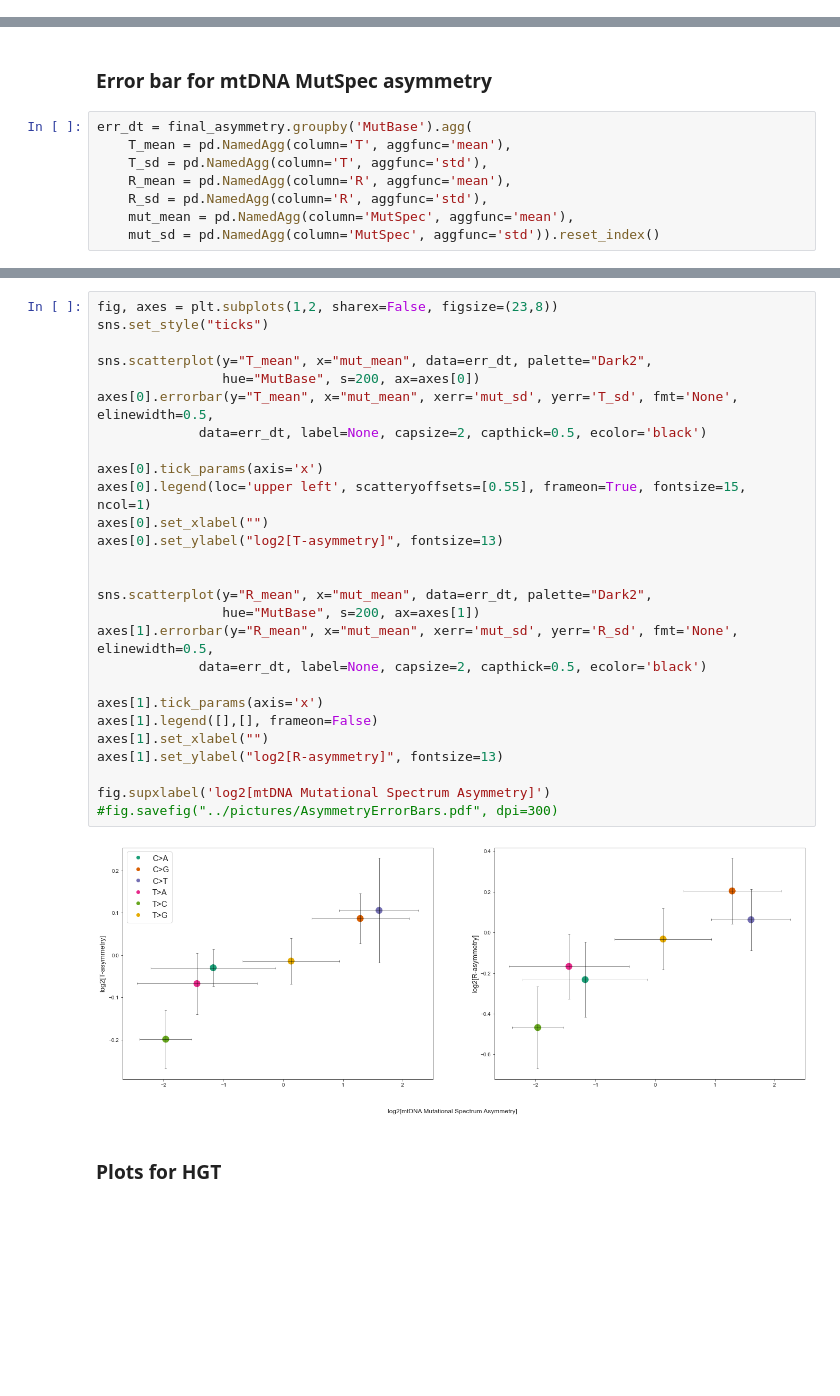
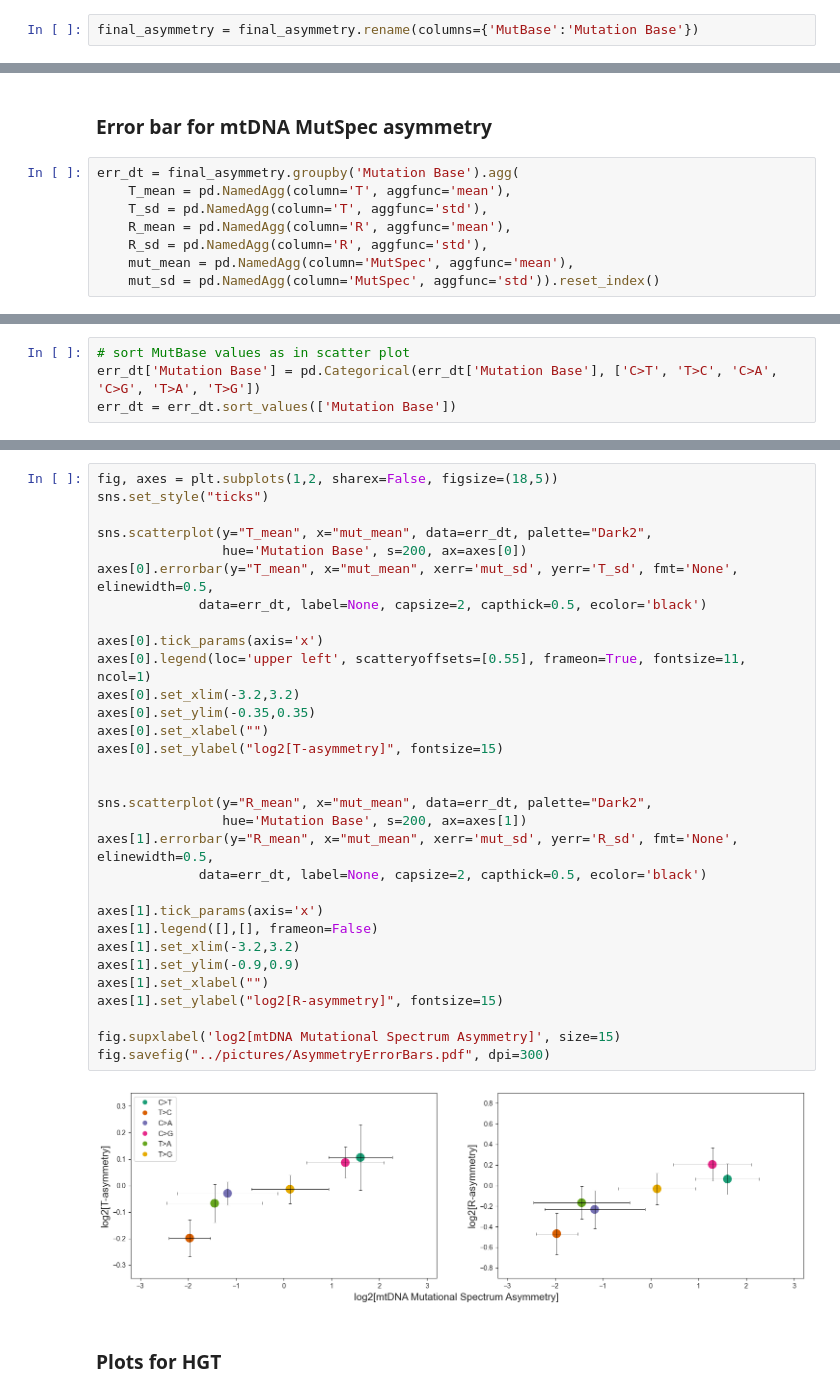
Before and after one commit to mitoclub/mtdna-192component-mutspec-chordata, a Jupyter notebook: scripts/asymmetry_TR.ipynb, the cells around one changed output, grey strips where cells are left out. Saved outputs shown, nothing was run; the diff lists cells and outputs as text; blank space fills up the shorter version.

Commit message:
Figure 7 and SUplFigX

```diff
--- a/scripts/asymmetry_TR.ipynb
+++ b/scripts/asymmetry_TR.ipynb
@@ -113,6 +119,8 @@ def label_point(x, y, val, ax):
     a = pd.concat({'x': x, 'y': y, 'val': val}, axis=1)
     for i, point in a.iterrows():
         ax.text(point['x']+.02, point['y'], str(point['val']))
+# %%
+final_asymmetry = final_asymmetry.rename(columns={'MutBase':'Mutation Base'})
 # %%
 fig, axes = plt.subplots(1,2, sharex=True, figsize=(18,5))
 
@@ -138,7 +151,7 @@ Text(0.5, 0.01, 'Mutational Spectrum Asymmetry')
 # %% [markdown]
 ### Error bar for mtDNA MutSpec asymmetry
 # %%
-err_dt = final_asymmetry.groupby('MutBase').agg(
+err_dt = final_asymmetry.groupby('Mutation Base').agg(
     T_mean = pd.NamedAgg(column='T', aggfunc='mean'),
     T_sd = pd.NamedAgg(column='T', aggfunc='std'),
     R_mean = pd.NamedAgg(column='R', aggfunc='mean'),
@@ -158,0 +171,4 @@ def asymmetry_scatter(to_draw = )
+# %%
+# sort MutBase values as in scatter plot
+err_dt['Mutation Base'] = pd.Categorical(err_dt['Mutation Base'], ['C>T', 'T>C', 'C>A', 'C>G', 'T>A', 'T>G'])
+err_dt = err_dt.sort_values(['Mutation Base'])
@@ -159,32 +185,36 @@ def asymmetry_scatter(to_draw = )
 # %%
-fig, axes = plt.subplots(1,2, sharex=False, figsize=(23,8))
+fig, axes = plt.subplots(1,2, sharex=False, figsize=(18,5))
 sns.set_style("ticks")
 
 sns.scatterplot(y="T_mean", x="mut_mean", data=err_dt, palette="Dark2",
-                hue="MutBase", s=200, ax=axes[0])
+                hue='Mutation Base', s=200, ax=axes[0])
 axes[0].errorbar(y="T_mean", x="mut_mean", xerr='mut_sd', yerr='T_sd', fmt='None', elinewidth=0.5,
              data=err_dt, label=None, capsize=2, capthick=0.5, ecolor='black')
 
 axes[0].tick_params(axis='x')
-axes[0].legend(loc='upper left', scatteryoffsets=[0.55], frameon=True, fontsize=15, ncol=1)
+axes[0].legend(loc='upper left', scatteryoffsets=[0.55], frameon=True, fontsize=11, ncol=1)
+axes[0].set_xlim(-3.2,3.2)
+axes[0].set_ylim(-0.35,0.35)
 axes[0].set_xlabel("")
-axes[0].set_ylabel("log2[T-asymmetry]", fontsize=13)
+axes[0].set_ylabel("log2[T-asymmetry]", fontsize=15)
 
 
 sns.scatterplot(y="R_mean", x="mut_mean", data=err_dt, palette="Dark2",
-                hue="MutBase", s=200, ax=axes[1])
+                hue='Mutation Base', s=200, ax=axes[1])
 axes[1].errorbar(y="R_mean", x="mut_mean", xerr='mut_sd', yerr='R_sd', fmt='None', elinewidth=0.5,
              data=err_dt, label=None, capsize=2, capthick=0.5, ecolor='black')
 
 axes[1].tick_params(axis='x')
 axes[1].legend([],[], frameon=False)
+axes[1].set_xlim(-3.2,3.2)
+axes[1].set_ylim(-0.9,0.9)
 axes[1].set_xlabel("")
-axes[1].set_ylabel("log2[R-asymmetry]", fontsize=13)
+axes[1].set_ylabel("log2[R-asymmetry]", fontsize=15)
 
-fig.supxlabel('log2[mtDNA Mutational Spectrum Asymmetry]')
-#fig.savefig("../pictures/AsymmetryErrorBars.pdf", dpi=300)
+fig.supxlabel('log2[mtDNA Mutational Spectrum Asymmetry]', size=15)
+fig.savefig("../pictures/AsymmetryErrorBars.pdf", dpi=300)
 # %% [output]
-[figure, old version]
+[figure, new version]
 # %% [markdown]
 ### Plots for HGT
 # %%
```
Also changed, not shown: parts of 14 cells of this notebook, 6 other files.
